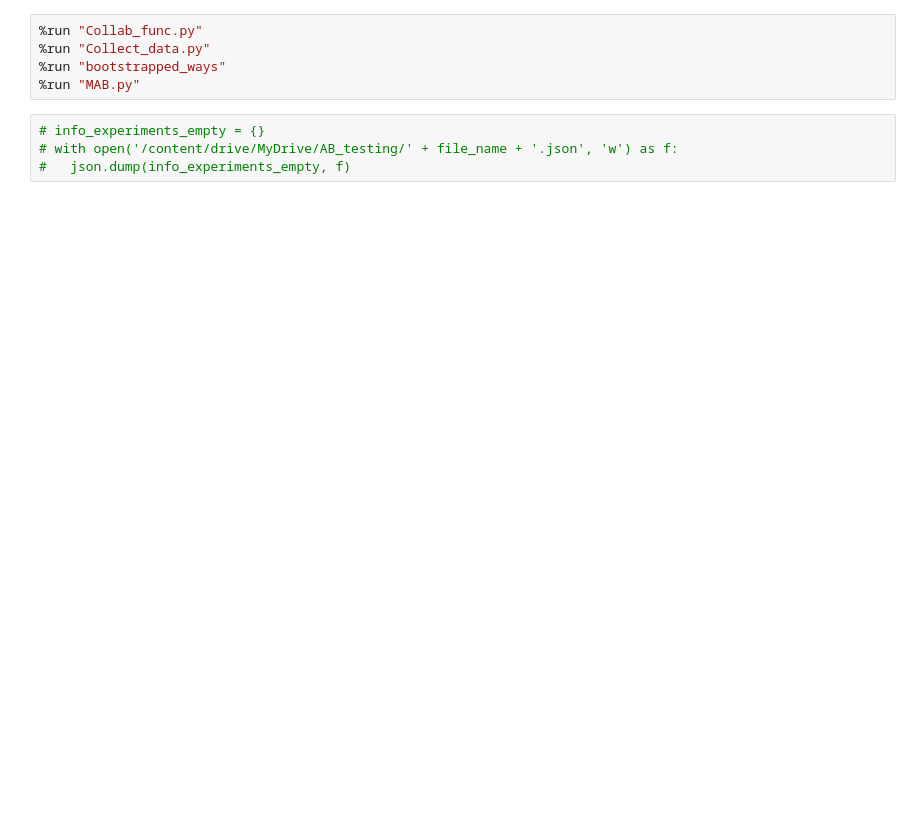
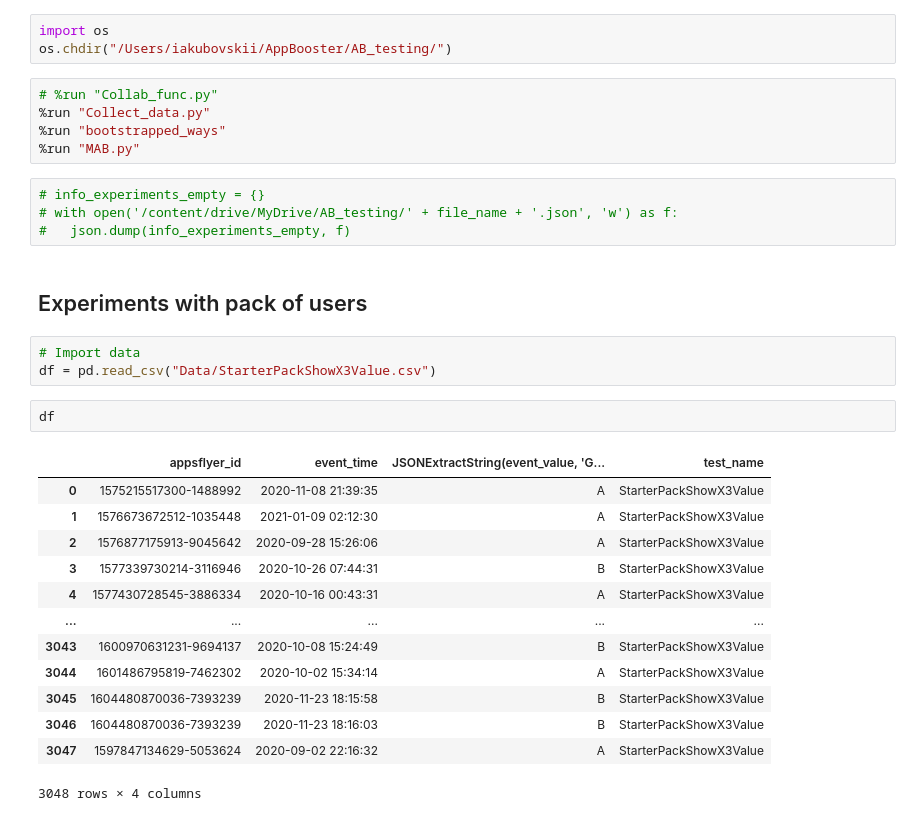
Before and after one commit to iakubovskii7/AB, a Jupyter notebook: UCB_Bootstrapped_test.ipynb, the cells around one changed output. Cells and saved outputs as stored; diff of their text form; blank space fills up the shorter version.

```diff
--- a/UCB_Bootstrapped_test.ipynb
+++ b/UCB_Bootstrapped_test.ipynb
@@ -15,5 +1,8 @@ no changes added to commit (use "git add" and/or "git commit -a")
+# %%
+import os
+os.chdir("/Users/iakubovskii/AppBooster/AB_testing/")
 # %%
-%run "Collab_func.py"
+# %run "Collab_func.py"
 %run "Collect_data.py"
 %run "bootstrapped_ways"
 %run "MAB.py"
@@ -21,3 +10,24 @@ no changes added to commit (use "git add" and/or "git commit -a")
 # info_experiments_empty = {}
 # with open('/content/drive/MyDrive/AB_testing/' + file_name + '.json', 'w') as f:
 #   json.dump(info_experiments_empty, f)
+# %% [markdown]
+## Experiments with pack of users
+# %%
+# Import data
+df = pd.read_csv("Data/StarterPackShowX3Value.csv")
+# %%
+df
+# %% [output]
+|  | appsflyer_id | event_time | JSONExtractString(event_value, 'G... | test_name |
+| 0 | 1575215517300-1488992 | 2020-11-08 21:39:35 | A | StarterPackShowX3Value |
+| 1 | 1576673672512-1035448 | 2021-01-09 02:12:30 | A | StarterPackShowX3Value |
+| 2 | 1576877175913-9045642 | 2020-09-28 15:26:06 | A | StarterPackShowX3Value |
+| 3 | 1577339730214-3116946 | 2020-10-26 07:44:31 | B | StarterPackShowX3Value |
+| 4 | 1577430728545-3886334 | 2020-10-16 00:43:31 | A | StarterPackShowX3Value |
+| ... | ... | ... | ... | ... |
+| 3043 | 1600970631231-9694137 | 2020-10-08 15:24:49 | B | StarterPackShowX3Value |
+| 3044 | 1601486795819-7462302 | 2020-10-02 15:34:14 | A | StarterPackShowX3Value |
+| 3045 | 1604480870036-7393239 | 2020-11-23 18:15:58 | B | StarterPackShowX3Value |
+| 3046 | 1604480870036-7393239 | 2020-11-23 18:16:03 | B | StarterPackShowX3Value |
+| 3047 | 1597847134629-5053624 | 2020-09-02 22:16:32 | A | StarterPackShowX3Value |
+3048 rows × 4 columns
```
Also changed, not shown: parts of 3 cells of this notebook, 5 other files.
